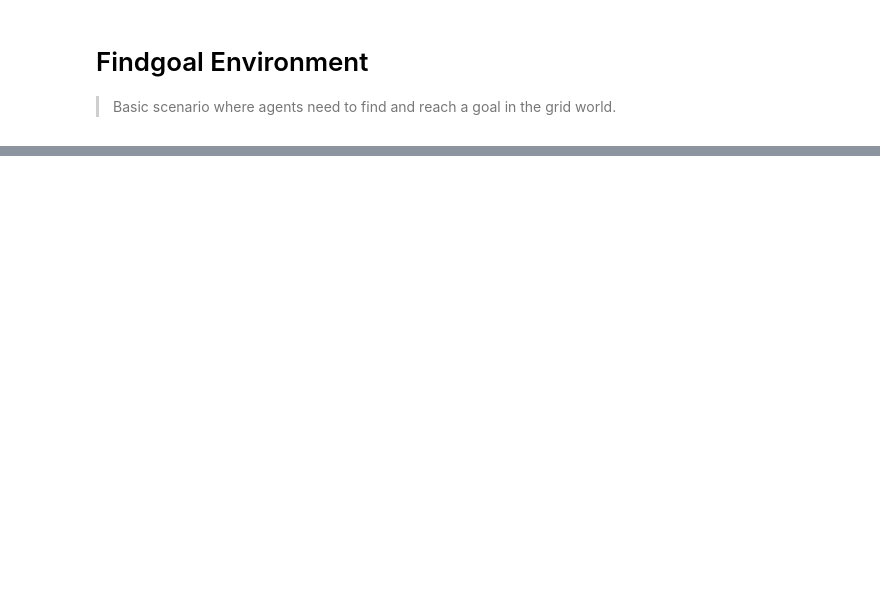
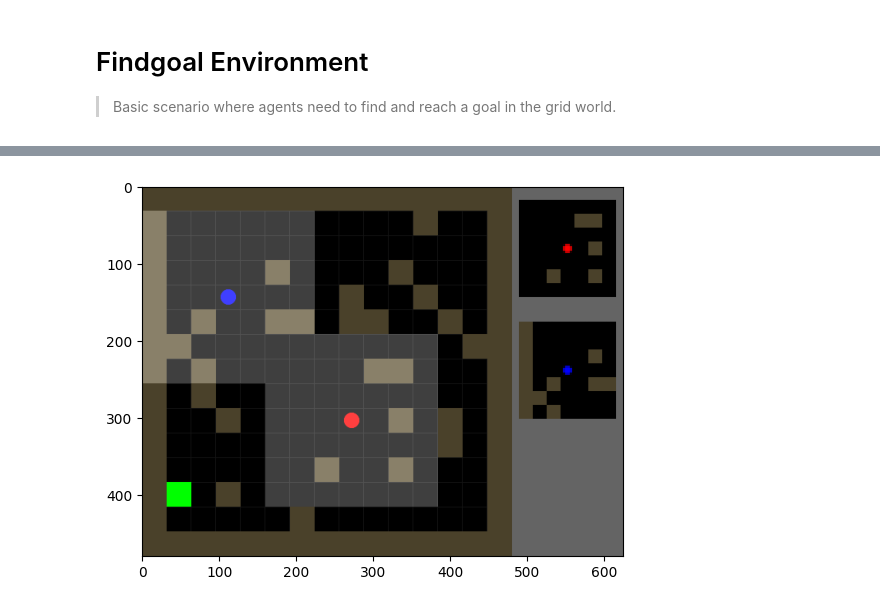
Before and after one commit to Ahmed-Khaled-Saleh/grid_pixel, a Jupyter notebook: nbs/00h_marl_grid.findgoal.ipynb, the cells around one changed output, grey strips where cells are left out. Cells and saved outputs as stored; diff of their text form; code cells hidden in the pictures; blank space fills up the shorter version.

```diff
--- a/nbs/00h_marl_grid.findgoal.ipynb
+++ b/nbs/00h_marl_grid.findgoal.ipynb
@@ -508,0 +515,7 @@ def get_layout(self: FindGoalMultiGrid, video_scale = 8, render_kwargs={}):
+# %%
+#| hide
+env_img = env.render("rgb_array")
+plt.imshow(env_img)
+plt.show()
+# %% [output]
+[figure, added]
```
Also changed, not shown: parts of 17 cells of this notebook, 9 other files.
